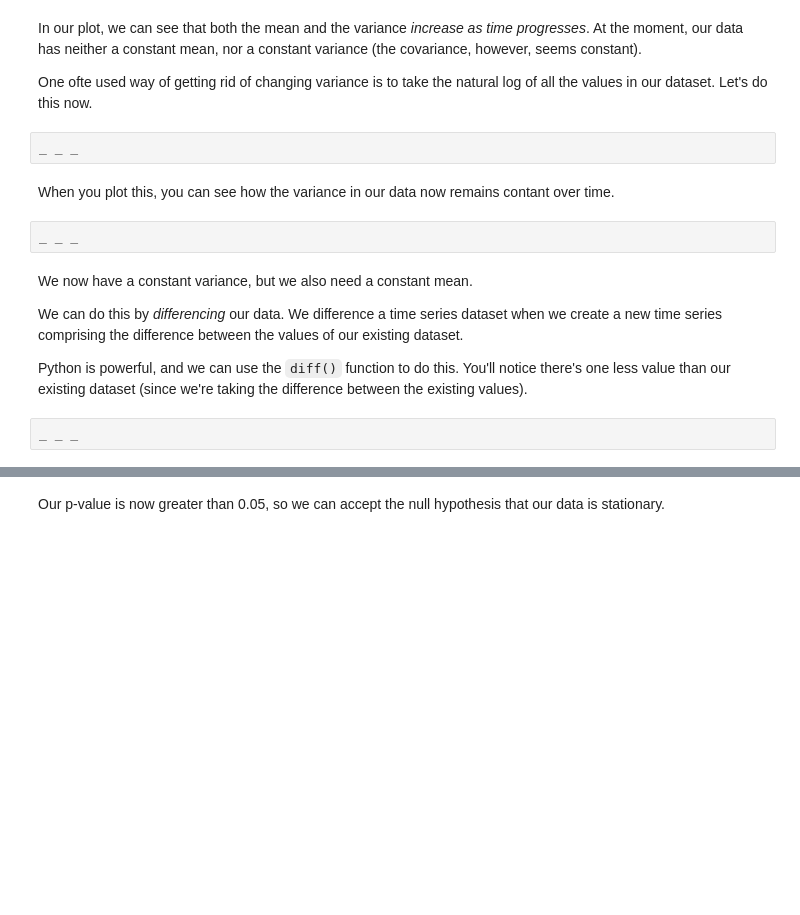
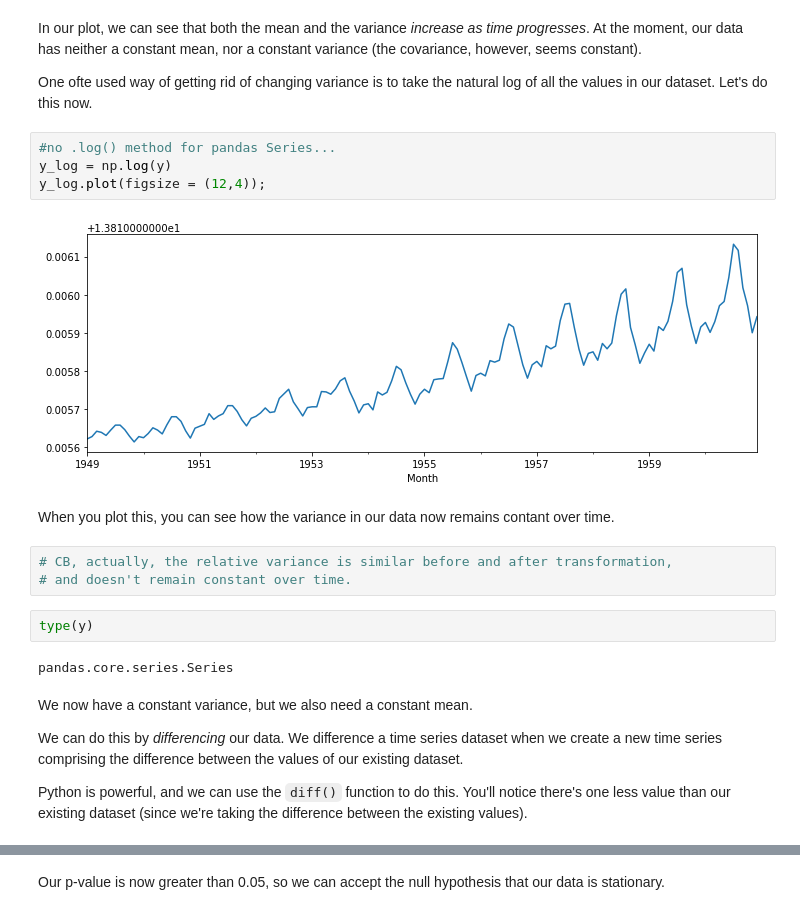
Before and after one commit to cabruck/DataScienceTimeSeriesCigarettes, a Jupyter notebook: Cowboy Cigarettes Case Study - Tier 3.ipynb, the cells around one changed output, grey strips where cells are left out. Saved outputs shown, nothing was run; the diff lists cells and outputs as text; blank space fills up the shorter version.

```diff
--- a/Cowboy Cigarettes Case Study - Tier 3.ipynb
+++ b/Cowboy Cigarettes Case Study - Tier 3.ipynb
@@ -203,18 +340,25 @@ _ _ _
 In our plot, we can see that both the mean and the variance *increase as time progresses*. At the moment, our data has neither a constant mean, nor a constant variance (the covariance, however, seems constant).
 
 One ofte  used way of getting rid of changing variance is to take the natural log of all the values in our dataset. Let's do this now.
-# %%
-_ _ _
+# %%
+#no .log() method for pandas Series...
+y_log = np.log(y)
+y_log.plot(figsize = (12,4));
+# %% [output]
+[figure, added]
 # %% [markdown]
 
 When you plot this, you can see how the variance in our data now remains contant over time.
-# %%
-_ _ _
+# %%
+# CB, actually, the relative variance is similar before and after transformation,
+# and doesn't remain constant over time.
+# %%
+type(y)
+# %% [output]
+pandas.core.series.Series
 # %% [markdown]
 We now have a constant variance, but we also need a constant mean.
 
 We can do this by *differencing* our data. We difference a time series dataset when we create a new time series comprising the difference between the values of our existing dataset.
 
 Python is powerful, and we can use the `diff()` function to do this. You'll notice there's one less value than our existing dataset (since we're taking the difference between the existing values).
-# %%
-_ _ _
```
Also changed, not shown: parts of 64 cells of this notebook, 2 other files.
